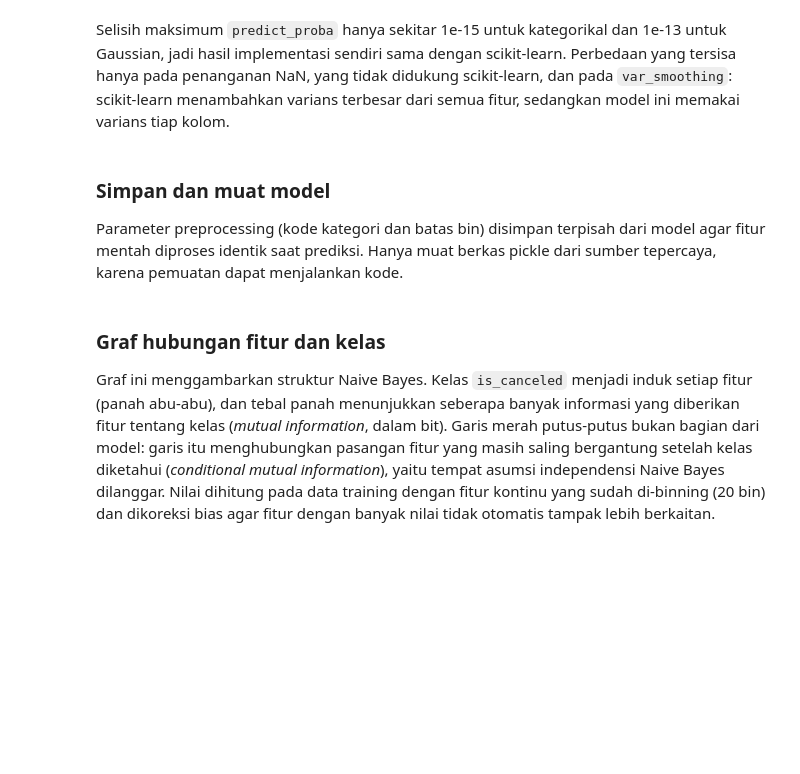
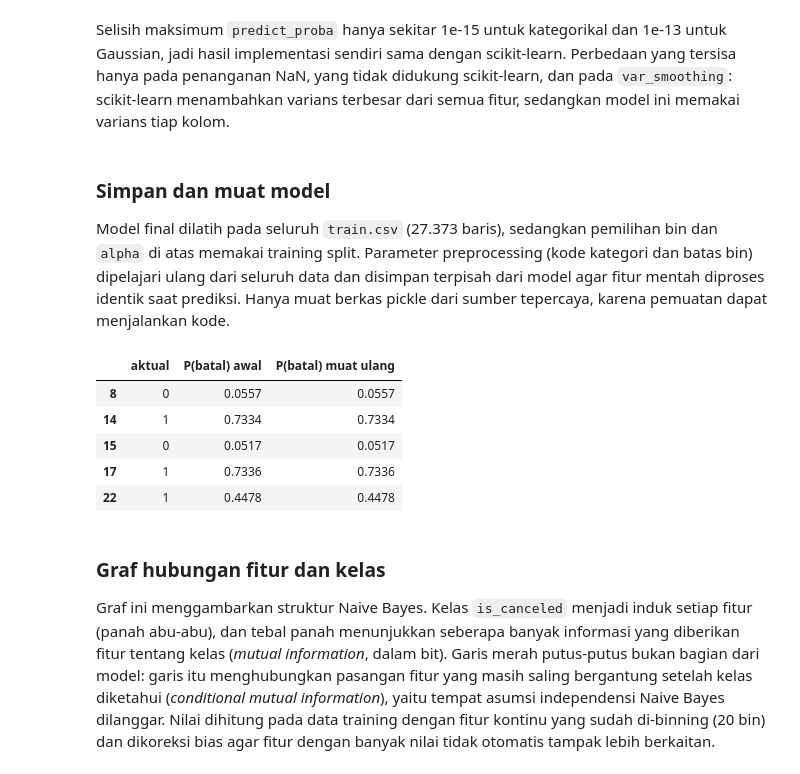
Before and after one commit to Kurt-Mikhael/IF3170_G14_LalapKaoBole, a Jupyter notebook: src/notebooks/main.ipynb, the cells around one changed output. Cells and saved outputs as stored; diff of their text form; code cells hidden in the pictures; blank space fills up the shorter version.

```diff
--- a/src/notebooks/main.ipynb
+++ b/src/notebooks/main.ipynb
@@ -1285,31 +1348,40 @@ pd.DataFrame(nb_compare)
 Selisih maksimum `predict_proba` hanya sekitar 1e-15 untuk kategorikal dan 1e-13 untuk Gaussian, jadi hasil implementasi sendiri sama dengan scikit-learn. Perbedaan yang tersisa hanya pada penanganan NaN, yang tidak didukung scikit-learn, dan pada `var_smoothing`: scikit-learn menambahkan varians terbesar dari semua fitur, sedangkan model ini memakai varians tiap kolom.
 # %% [markdown]
 ### Simpan dan muat model
-Parameter preprocessing (kode kategori dan batas bin) disimpan terpisah dari model agar fitur mentah diproses identik saat prediksi. Hanya muat berkas pickle dari sumber tepercaya, karena pemuatan dapat menjalankan kode.
+Model final dilatih pada seluruh `train.csv` (27.373 baris), sedangkan pemilihan bin dan `alpha` di atas memakai training split. Parameter preprocessing (kode kategori dan batas bin) dipelajari ulang dari seluruh data dan disimpan terpisah dari model agar fitur mentah diproses identik saat prediksi. Hanya muat berkas pickle dari sumber tepercaya, karena pemuatan dapat menjalankan kode.
 # %%
-nb_final_params = nb_fit_preprocessing(nb_raw_train, NB_BINS or 10)
+# Model final dilatih pada seluruh train.csv. Konfigurasi (binning 20, alpha) sudah dipilih dari validation.
+nb_final_params = nb_fit_preprocessing(nb_X_raw, NB_BINS or 10)
 nb_final_model = NaiveBayesClassifier(alpha=NB_ALPHA, feature_types=nb_feature_types(NB_MODE))
-nb_final_model.fit(nb_transform(nb_raw_train, nb_final_params, NB_MODE), nb_y_train)
+nb_final_model.fit(nb_transform(nb_X_raw, nb_final_params, NB_MODE), nb_y_raw.to_numpy())
 
 nb_model_path = OUTPUT_DIR / 'naive_bayes.pkl'
 nb_params_path = OUTPUT_DIR / 'naive_bayes_preprocessing.pkl'
 nb_final_model.save(nb_model_path)
 with nb_params_path.open('wb') as nb_file:
     pickle.dump(nb_final_params, nb_file)
 
 nb_loaded_model = NaiveBayesClassifier.load(nb_model_path)
 with nb_params_path.open('rb') as nb_file:
     nb_loaded_params = pickle.load(nb_file)
 
+# Contoh ini hanya memeriksa bahwa model hasil muat ulang memberi peluang yang sama dengan model asal
 nb_demo_raw = nb_raw_valid.iloc[:5]
 nb_demo_before = nb_final_model.predict_proba(nb_transform(nb_demo_raw, nb_final_params, NB_MODE))
 nb_demo_after = nb_loaded_model.predict_proba(nb_transform(nb_demo_raw, nb_loaded_params, NB_MODE))
 np.testing.assert_allclose(nb_demo_before, nb_demo_after)
 pd.DataFrame({
     'aktual': nb_y_valid[:5],
     'P(batal) awal': nb_demo_before[:, 1].round(4),
     'P(batal) muat ulang': nb_demo_after[:, 1].round(4),
 }, index=nb_demo_raw.index)
+# %% [output]
+|  | aktual | P(batal) awal | P(batal) muat ulang |
+| 8 | 0 | 0.0557 | 0.0557 |
+| 14 | 1 | 0.7334 | 0.7334 |
+| 15 | 0 | 0.0517 | 0.0517 |
+| 17 | 1 | 0.7336 | 0.7336 |
+| 22 | 1 | 0.4478 | 0.4478 |
 # %% [markdown]
 ### Graf hubungan fitur dan kelas
 Graf ini menggambarkan struktur Naive Bayes. Kelas `is_canceled` menjadi induk setiap fitur (panah abu-abu), dan tebal panah menunjukkan seberapa banyak informasi yang diberikan fitur tentang kelas (*mutual information*, dalam bit). Garis merah putus-putus bukan bagian dari model: garis itu menghubungkan pasangan fitur yang masih saling bergantung setelah kelas diketahui (*conditional mutual information*), yaitu tempat asumsi independensi Naive Bayes dilanggar. Nilai dihitung pada data training dengan fitur kontinu yang sudah di-binning (20 bin) dan dikoreksi bias agar fitur dengan banyak nilai tidak otomatis tampak lebih berkaitan.
```
Also changed, not shown: parts of 17 cells of this notebook, 4 other files.
